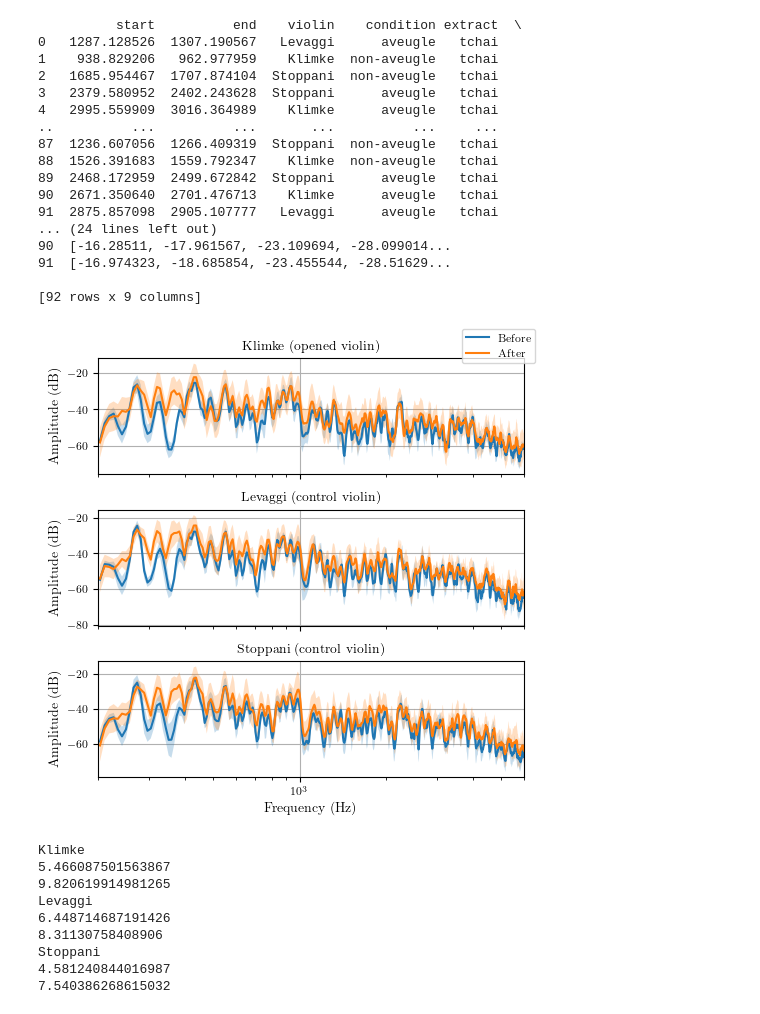
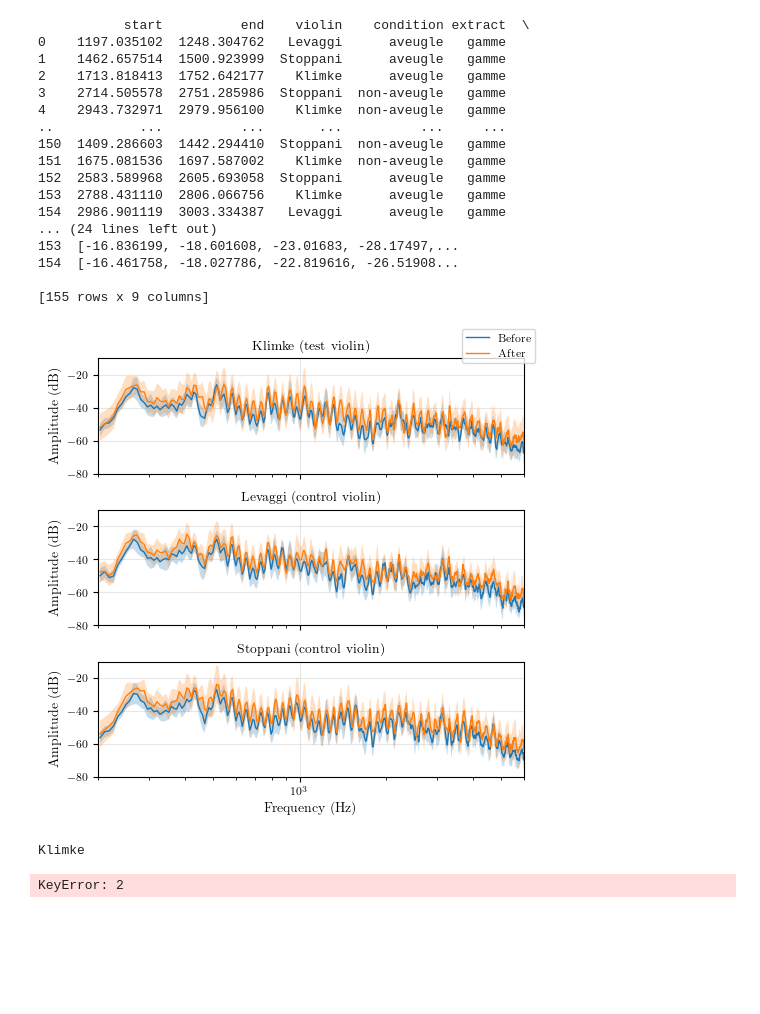
Before and after one commit to hugo-paugesteros/playing-in, a Jupyter notebook: notebooks/recordings.ipynb, the cells around one changed output. Cells and saved outputs as stored; diff of their text form; code cells hidden in the pictures; blank space fills up the shorter version.

```diff
--- a/notebooks/recordings.ipynb
+++ b/notebooks/recordings.ipynb
@@ -16,7 +16,7 @@ import identification.dataset
 config = {
     "frame_size": 2048,
     "hop_ratio": 4,
-    "n_coeff": 100,
+    "n_coeff": 40,
     "sr": 16000,
     "sample_duration": 60,
     "feature": "LTAS_welch_db",
@@ -26,28 +26,28 @@ config = {
 data = pd.read_pickle("/home/hugo/Thèse/identification/data/processed/dataset_cnsm.pkl")
 data = data[(data.violin.isin(["A", "B", "C"]))]
 data = data[data.session.isin([1, 3])]
-data = data[data.extract == "tchai"]
+data = data[data.extract == "gamme"]
 data.violin = data.violin.map({"A": "Klimke", "B": "Levaggi", "C": "Stoppani"})
 
 features = identification.dataset.get_dataset(config, data)
 # %% [output]
-          start          end    violin    condition extract  \
-0   1287.128526  1307.190567   Levaggi      aveugle   tchai
-1    938.829206   962.977959    Klimke  non-aveugle   tchai
-2   1685.954467  1707.874104  Stoppani  non-aveugle   tchai
-3   2379.580952  2402.243628  Stoppani      aveugle   tchai
-4   2995.559909  3016.364989    Klimke      aveugle   tchai
-..          ...          ...       ...          ...     ...
-87  1236.607056  1266.409319  Stoppani  non-aveugle   tchai
-88  1526.391683  1559.792347    Klimke  non-aveugle   tchai
-89  2468.172959  2499.672842  Stoppani      aveugle   tchai
-90  2671.350640  2701.476713    Klimke      aveugle   tchai
-91  2875.857098  2905.107777   Levaggi      aveugle   tchai
+           start          end    violin    condition extract  \
+0    1197.035102  1248.304762   Levaggi      aveugle   gamme
+1    1462.657514  1500.923999  Stoppani      aveugle   gamme
+2    1713.818413  1752.642177    Klimke      aveugle   gamme
+3    2714.505578  2751.285986  Stoppani  non-aveugle   gamme
+4    2943.732971  2979.956100    Klimke  non-aveugle   gamme
+..           ...          ...       ...          ...     ...
+150  1409.286603  1442.294410  Stoppani  non-aveugle   gamme
+151  1675.081536  1697.587002    Klimke  non-aveugle   gamme
+152  2583.589968  2605.693058  Stoppani      aveugle   gamme
+153  2788.431110  2806.066756    Klimke      aveugle   gamme
+154  2986.901119  3003.334387   Levaggi      aveugle   gamme
 ... (24 lines left out)
-90  [-16.28511, -17.961567, -23.109694, -28.099014...
-91  [-16.974323, -18.685854, -23.455544, -28.51629...
+153  [-16.836199, -18.601608, -23.01683, -28.17497,...
+154  [-16.461758, -18.027786, -22.819616, -26.51908...
 
-[92 rows x 9 columns]
+[155 rows x 9 columns]
 # %%
 def std(group):
     group = np.vstack(group)
@@ -66,37 +66,44 @@ color = {"Klimke": "blue", "Levaggi": "orange", "Stoppani": "green"}
 
 mpl.style.use("/home/hugo/Thèse/common/styles.mplstyle")
 fig, axs = plt.subplots(3, 1, sharex=True, figsize=(5, 5))
 stats = features.groupby(["violin", "session"])["features"].agg(["mean", std])
 
 for i, row in stats.iterrows():
     violin, session = row.name
     ax = list(color.keys()).index(violin)
+    smd_row = features.query(
+        f"player == 'SMD' & violin == '{violin}' & session == {session}"
+    ).iloc[0]
+
     axs[ax].plot(
-        f[mask],
-        row["mean"][mask],
+        f[mask], row["mean"][mask], color="C0" if session == 1 else "C1", linewidth=1
     )
     axs[ax].fill_between(
         f[mask],
         row["mean"][mask] + row["std"][mask],
         row["mean"][mask] - row["std"][mask],
         alpha=0.25,
         # color=color[violin],
         label="_nolegend_",
     )
+
+    # axs[ax].plot(f[mask], smd_row["features"][mask], linewidth=0.5)
+
     axs[ax].set_title(
-        f"{violin}{" (opened violin)" if violin == "Klimke" else " (control violin)"}"
+        f"{violin}{" (test violin)" if violin == "Klimke" else " (control violin)"}"
     )
     axs[ax].set_xscale("log")
     axs[ax].set_xlim([200, 6000])
+    axs[ax].set_ylim([-80, -10])
     axs[ax].set_ylabel("Amplitude (dB)")
     axs[ax].grid(True)
 
 axs[-1].set_xlabel("Frequency (Hz)")
 fig.legend(("Before", "After"))
 # fig.suptitle("Admittances before and after the opening phase for each violin")
 fig.savefig("../reports/figures/ltas.png")
 # %% [output]
-[figure, old version]
+[figure, new version]
 # %%
 for violin in ["Klimke", "Levaggi", "Stoppani"]:
     print(violin)
@@ -107,11 +114,4 @@ for violin in ["Klimke", "Levaggi", "Stoppani"]:
     print(np.linalg.norm(s1 - s3))
 # %% [output]
 Klimke
-5.466087501563867
-9.820619914981265
-Levaggi
-6.448714687191426
-8.31130758408906
-Stoppani
-4.581240844016987
-7.540386268615032
+KeyError: 2
```
Also changed, not shown: 13 other files.
